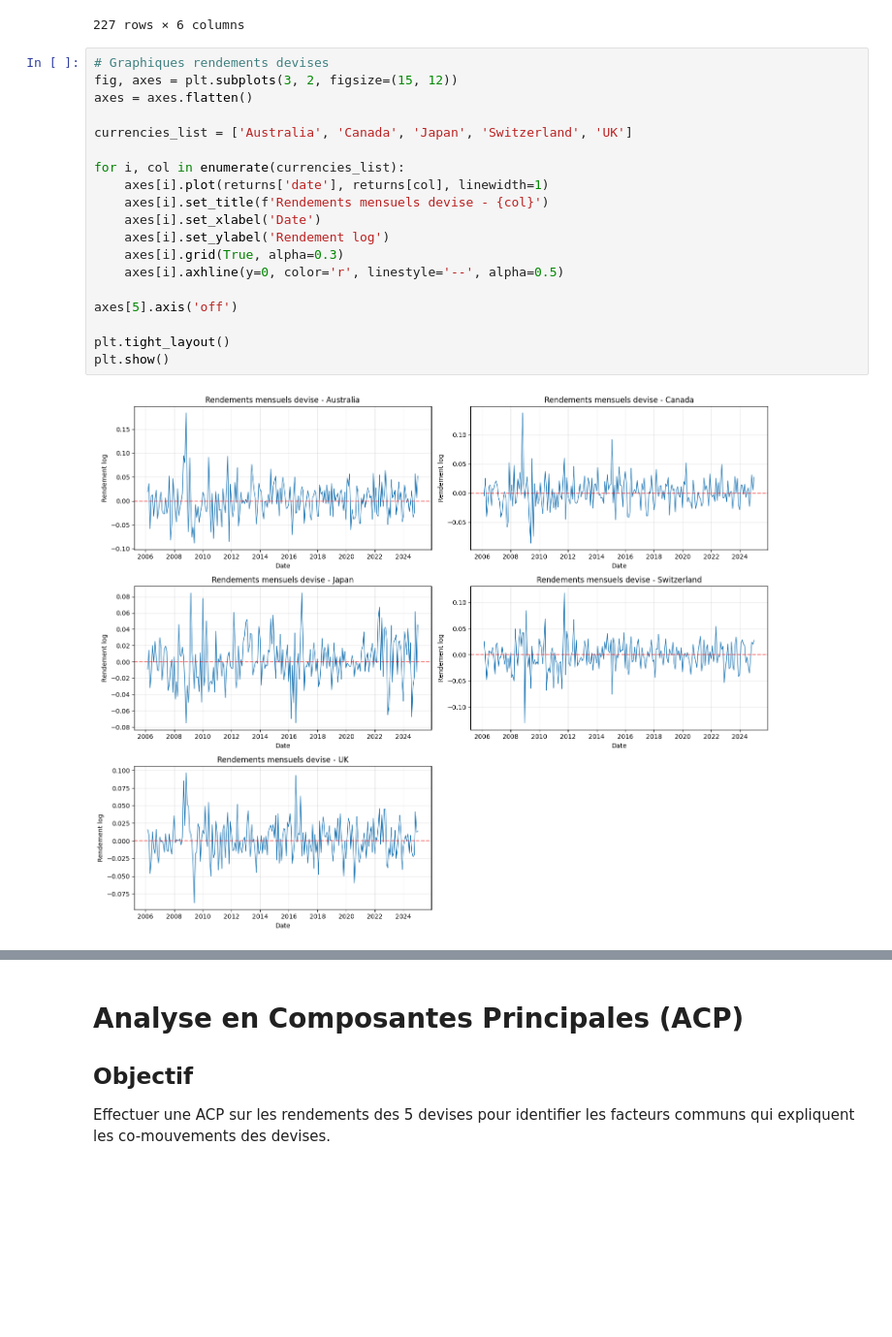
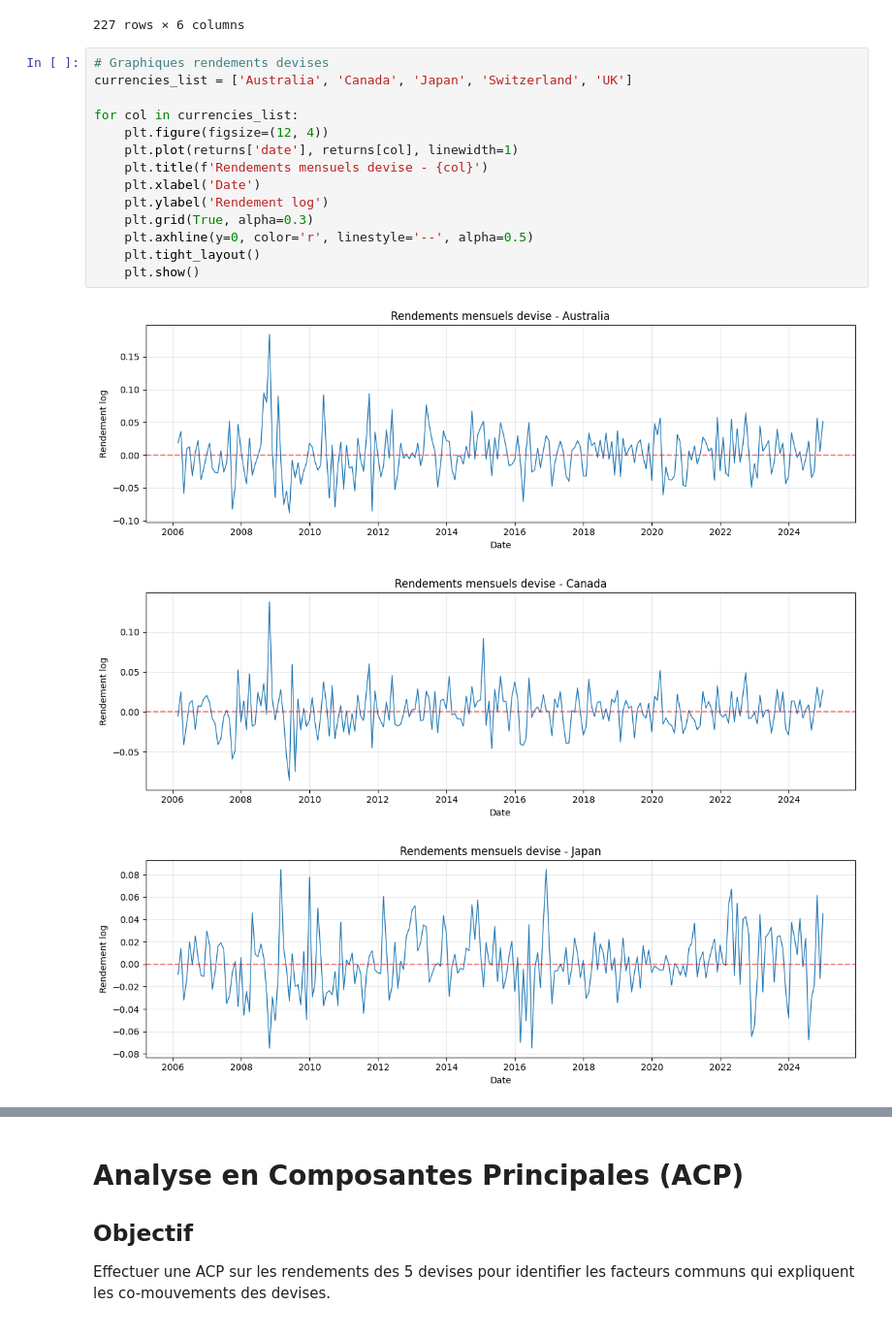
Before and after one commit to Lilas-Bertot/ETUDE-DE-CAS-2, a Jupyter notebook: Étude de cas 2.ipynb, the cells around one changed output, grey strips where cells are left out. Shown at 97% size. Cells and saved outputs as stored; diff of their text form; blank space fills up the shorter version.

```diff
--- a/Étude de cas 2.ipynb
+++ b/Étude de cas 2.ipynb
@@ -233,22 +233,19 @@ returns
 227 rows × 6 columns
 # %%
 # Graphiques rendements devises
-fig, axes = plt.subplots(3, 2, figsize=(15, 12))
-axes = axes.flatten()
-
 currencies_list = ['Australia', 'Canada', 'Japan', 'Switzerland', 'UK']
 
-for i, col in enumerate(currencies_list):
-    axes[i].plot(returns['date'], returns[col], linewidth=1)
-    axes[i].set_title(f'Rendements mensuels devise - {col}')
-    axes[i].set_xlabel('Date')
-    axes[i].set_ylabel('Rendement log')
-    axes[i].grid(True, alpha=0.3)
-    axes[i].axhline(y=0, color='r', linestyle='--', alpha=0.5)
-
-axes[5].axis('off')
-
-plt.tight_layout()
-plt.show()
+for col in currencies_list:
+    plt.figure(figsize=(12, 4))
+    plt.plot(returns['date'], returns[col], linewidth=1)
+    plt.title(f'Rendements mensuels devise - {col}')
+    plt.xlabel('Date')
+    plt.ylabel('Rendement log')
+    plt.grid(True, alpha=0.3)
+    plt.axhline(y=0, color='r', linestyle='--', alpha=0.5)
+    plt.tight_layout()
+    plt.show()
 # %% [output]
-[figure, old version]
+[figure, new version]
+[figure, added]
+[figure, added]
```
Also changed, not shown: parts of 6 cells of this notebook.
